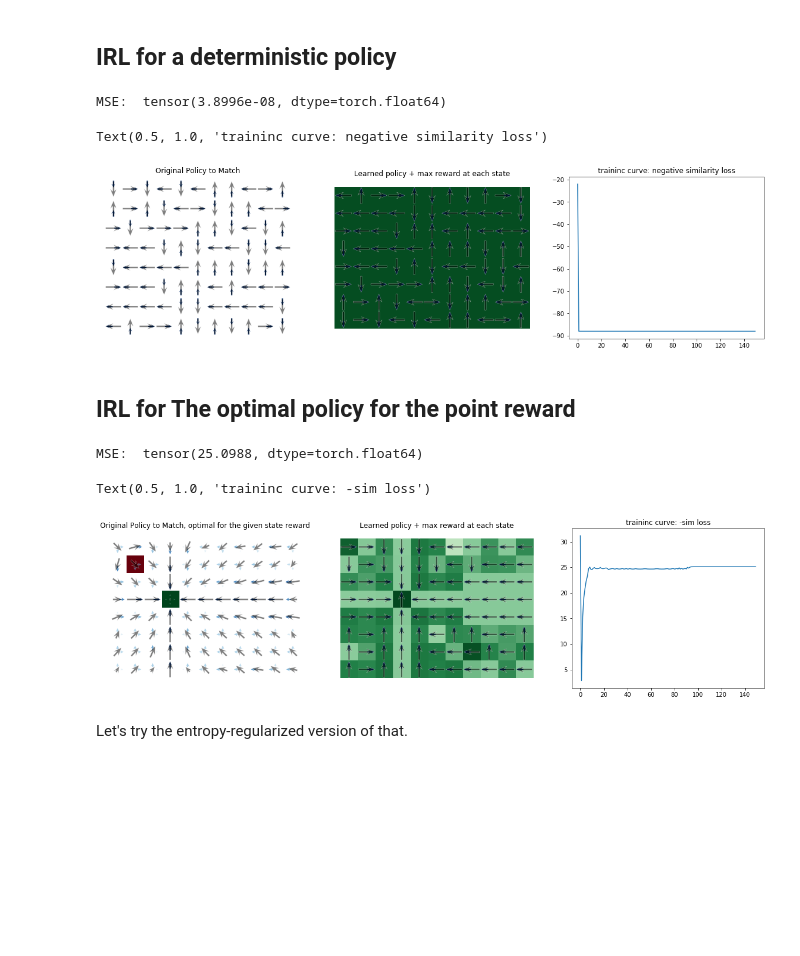
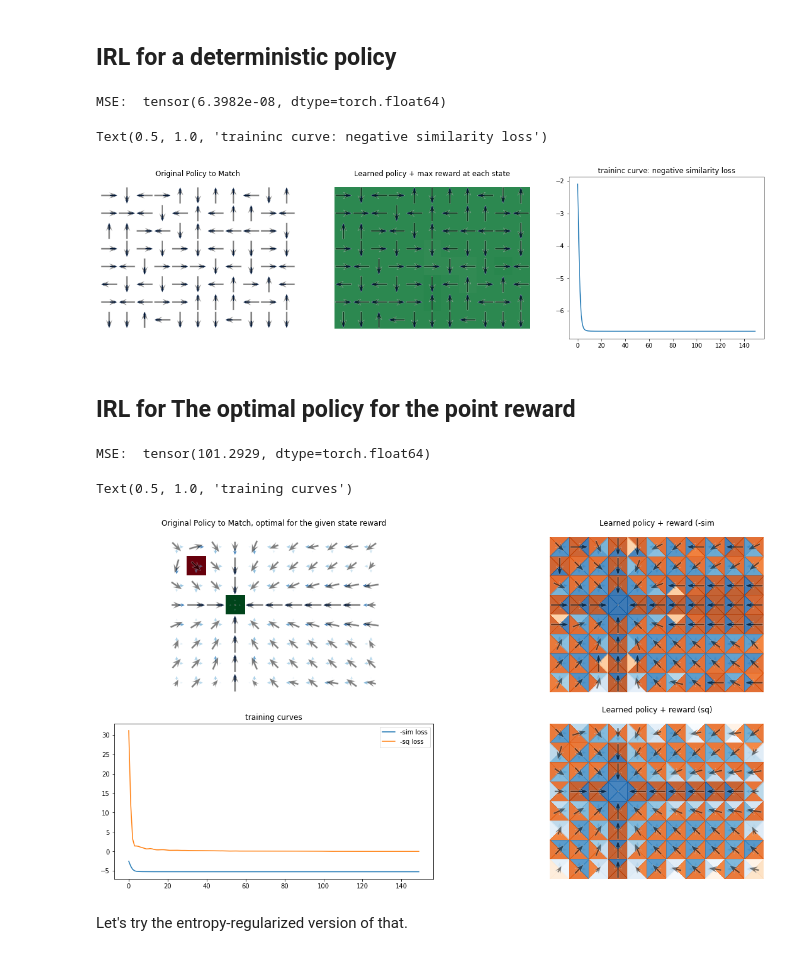
Before and after one commit to orichardson/interpreting-rewards, a Jupyter notebook: code/experiments/torch-grad.ipynb, the cells around one changed output. Cells and saved outputs as stored; diff of their text form; code cells hidden in the pictures; blank space fills up the shorter version.

```diff
--- a/code/experiments/torch-grad.ipynb
+++ b/code/experiments/torch-grad.ipynb
@@ -79,13 +79,12 @@ True
 # MCE-IRL with Torch
 # %%
 
-def torch_MCE_IRL(env, desired_policy, gamma, iters=100, loss_fn='-sim'):
+def torch_IRL(env, desired_policy, gamma, iters=100, loss_fn='-sim', lr=0.001):
     # the parameters are the rewards.
     # start with the zero reward
     R = torch.zeros(env.SAshape, requires_grad = True)
 
-    # optimizer = torch.optim.SGD([R], lr=0.1)
-    optimizer = torch.optim.Adam([R], lr=0.01)
+    optimizer = torch.optim.Adam([R], lr=lr)
     losses = []
 
     for it in range(iters):
@@ -94,7 +93,7 @@ def torch_MCE_IRL(env, desired_policy, gamma, iters=100, loss_fn='-sim'):
 
         ## negative similarity loss
         if loss_fn == '-sim':
-            loss = (- desired_policy * opt_policy).sum()
+            loss = - (desired_policy * opt_policy).sum() / torch.sqrt((desired_policy**2).sum() + (opt_policy**2).sum())
         ## KL DIV
         if loss_fn == 'kl':
             loss = (desired_policy * torch.where(desired_policy==0, 0., torch.log(torch.div(desired_policy, opt_policy)))).sum()
@@ -105,58 +104,65 @@ def torch_MCE_IRL(env, desired_policy, gamma, iters=100, loss_fn='-sim'):
 
         optimizer.step()
 
-    torch_MCE_IRL.losses = losses
-    return R.detach()
+    # torch_IRL.losses = losses
+    return R.detach(), losses
 # %% [markdown]
 ## IRL for a deterministic policy
 # %%
 fig, (ax1, ax2, ax3) = plt.subplots(1, 3, figsize=(20,5))
 
 pi = GW.random_policy(det=True)
-GW.draw(policy=pi, ax=ax1)
-R = torch_MCE_IRL(GW, pi, 0.999, iters=150, loss_fn='-sim')
-piopt = prim.fwd(GW, R, 0.99, temp=0.01, val_iters=100)
+GW.draw(policy=pi,  ax=ax1)
+R, losses = torch_IRL(GW, pi, 0.999, iters=150, loss_fn='-sim', lr=0.0005)
+piopt = prim.fwd(GW, R, 0.999, temp=0.001, val_iters=100)
 GW.draw(policy=piopt, states=R.numpy().max(axis=1), ax=ax2)
 
 print("MSE: ", ((piopt - pi)**2).sum() )
 
-ax3.plot(torch_MCE_IRL.losses)
+ax3.plot(losses)
 
 ax1.set_title("Original Policy to Match")
 ax2.set_title("Learned policy + max reward at each state")
 ax3.set_title("traininc curve: negative similarity loss")
 # %% [output]
-MSE:  tensor(3.8996e-08, dtype=torch.float64)
+MSE:  tensor(6.3982e-08, dtype=torch.float64)
 Text(0.5, 1.0, 'traininc curve: negative similarity loss')
-[figure, old version]
+[figure, new version]
 # %% [markdown]
 ## IRL for The optimal policy for the point reward
 # %%
-fig, (ax1, ax2, ax3) = plt.subplots(1, 3, figsize=(20,5))
+fig, ((ax1, ax2), (ax3,ax4)) = plt.subplots(2, 2, figsize=(20,10))
 
 
 R_dipole = torch.zeros(GW.Sshape)
 R_dipole[GW.S.idx(('x3', 'y3'))] = 1
 R_dipole[GW.S.idx(('x1', 'y1'))] = -1
 
 pi = prim.fwd(GW, R_dipole, 0.999, temp=0.001, val_iters=100)
 GW.draw(policy=pi, states=broadcompress(R_dipole), ax=ax1)
-R = torch_MCE_IRL(GW, pi, 0.999, iters=150, loss_fn='sq')
-piopt = prim.fwd(GW, R, 0.999, temp=0.001, val_iters=100)
-GW.draw(policy=piopt, states=R.numpy().max(axis=1), ax=ax2)
+R_sim, losses_sim = torch_IRL(GW, pi, 0.999, iters=150, loss_fn='-sim', lr=0.0005)
+R_sq, losses_sq = torch_IRL(GW, pi, 0.999, iters=150, loss_fn='sq', lr=0.0005)
+piopt1 = prim.fwd(GW, R_sim, 0.999, temp=0.001, val_iters=100)
+piopt2 = prim.fwd(GW, R_sq, 0.999, temp=0.001, val_iters=100)
+GW.draw(policy=piopt1, tris=R_sim.numpy(), ax=ax2)
+GW.draw(policy=piopt2, tris=R_sq.numpy(), ax=ax4)
 
 print("MSE: ", ((piopt - pi)**2).sum() )
 
-ax3.plot(torch_MCE_IRL.losses)
+ax3.plot(losses_sim, label="-sim loss")
+ax3.plot(losses_sq, label="-sq loss")
+ax3.legend()
+
 # ax3.semilogy(torch_MCE_IRL.losses - numpy.min(torch_MCE_IRL.losses)+1)
 
 ax1.set_title("Original Policy to Match, optimal for the given state reward")
-ax2.set_title("Learned policy + max reward at each state")
-ax3.set_title("traininc curve: -sim loss")
+ax2.set_title("Learned policy + reward (-sim")
+ax4.set_title("Learned policy + reward (sq)")
+ax3.set_title("training curves")
 # %% [output]
-MSE:  tensor(25.0988, dtype=torch.float64)
+MSE:  tensor(101.2929, dtype=torch.float64)
-Text(0.5, 1.0, 'traininc curve: -sim loss')
+Text(0.5, 1.0, 'training curves')
-[figure, old version]
+[figure, new version]
 # %% [markdown]
 Let's try the entropy-regularized version of that.
 # %%
```
Also changed, not shown: parts of 23 cells of this notebook, 13 other files.
